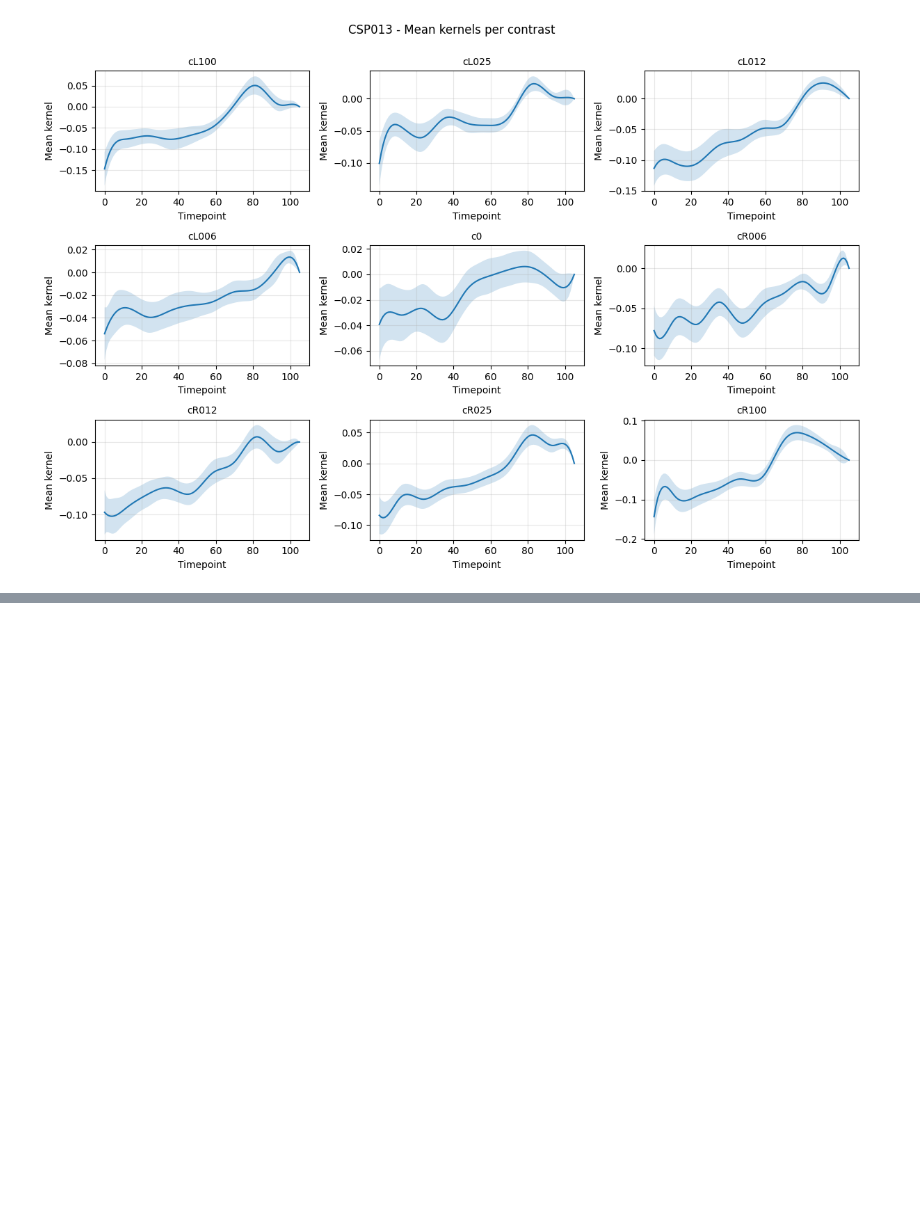
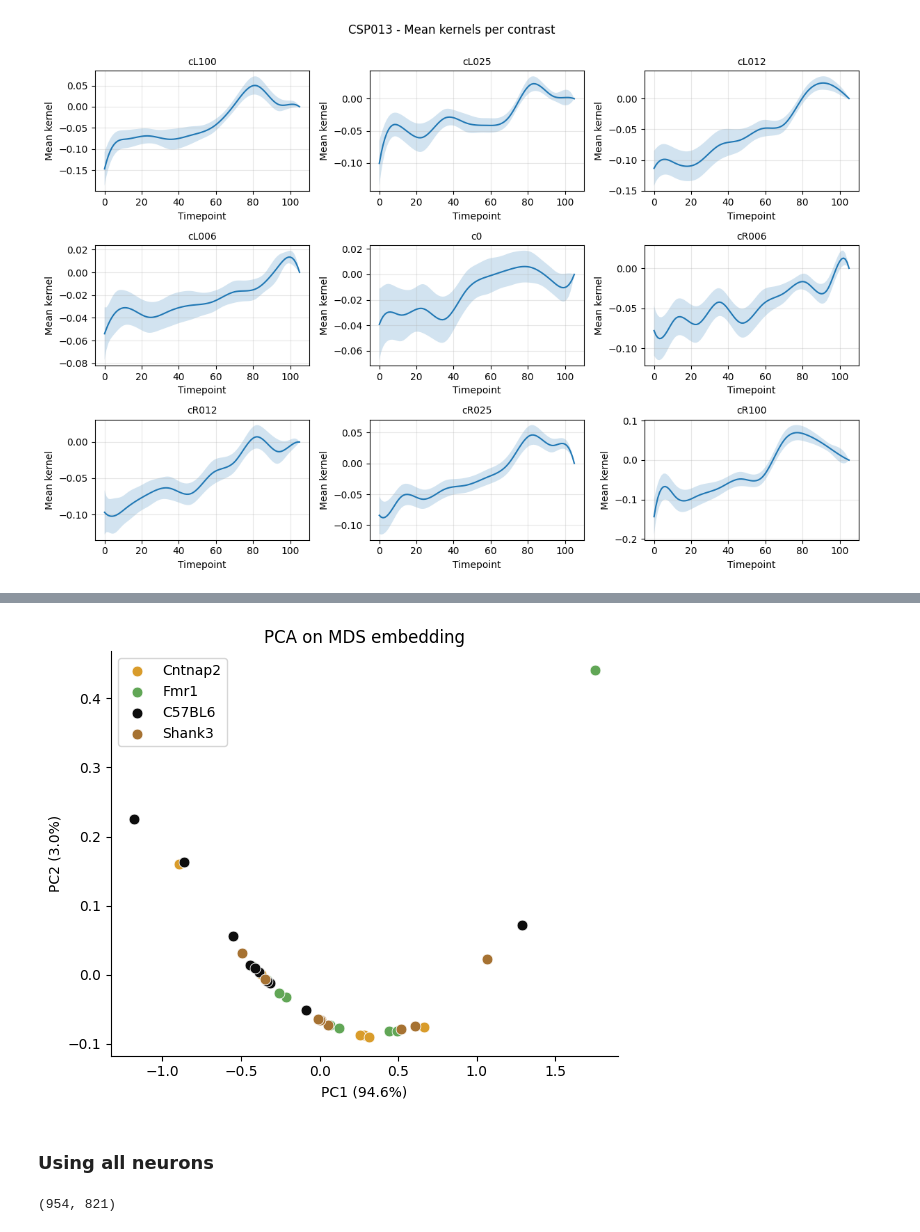
Before and after one commit to brunaafl/ShapeMetrics, a Jupyter notebook: ibl_autism/neural_genotype.ipynb, the cells around one changed output, grey strips where cells are left out. Drawn from its saved outputs; the diff is of its cells as text; code cells hidden in the pictures; blank space fills up the shorter version.

```diff
--- a/ibl_autism/neural_genotype.ipynb
+++ b/ibl_autism/neural_genotype.ipynb
@@ -116,0 +282,6 @@ plt.show()
+# %%
+plot_mds_pca(dist_neural, all_genotypes)
+# %% [output]
+[figure, added]
+# %% [markdown]
+### Using all neurons
@@ -116,0 +313,4 @@ plt.show()
+# %%
+all_subjects[1].shape
+# %% [output]
+(954, 821)
```
Also changed, not shown: parts of 44 cells of this notebook, 3 other files.
